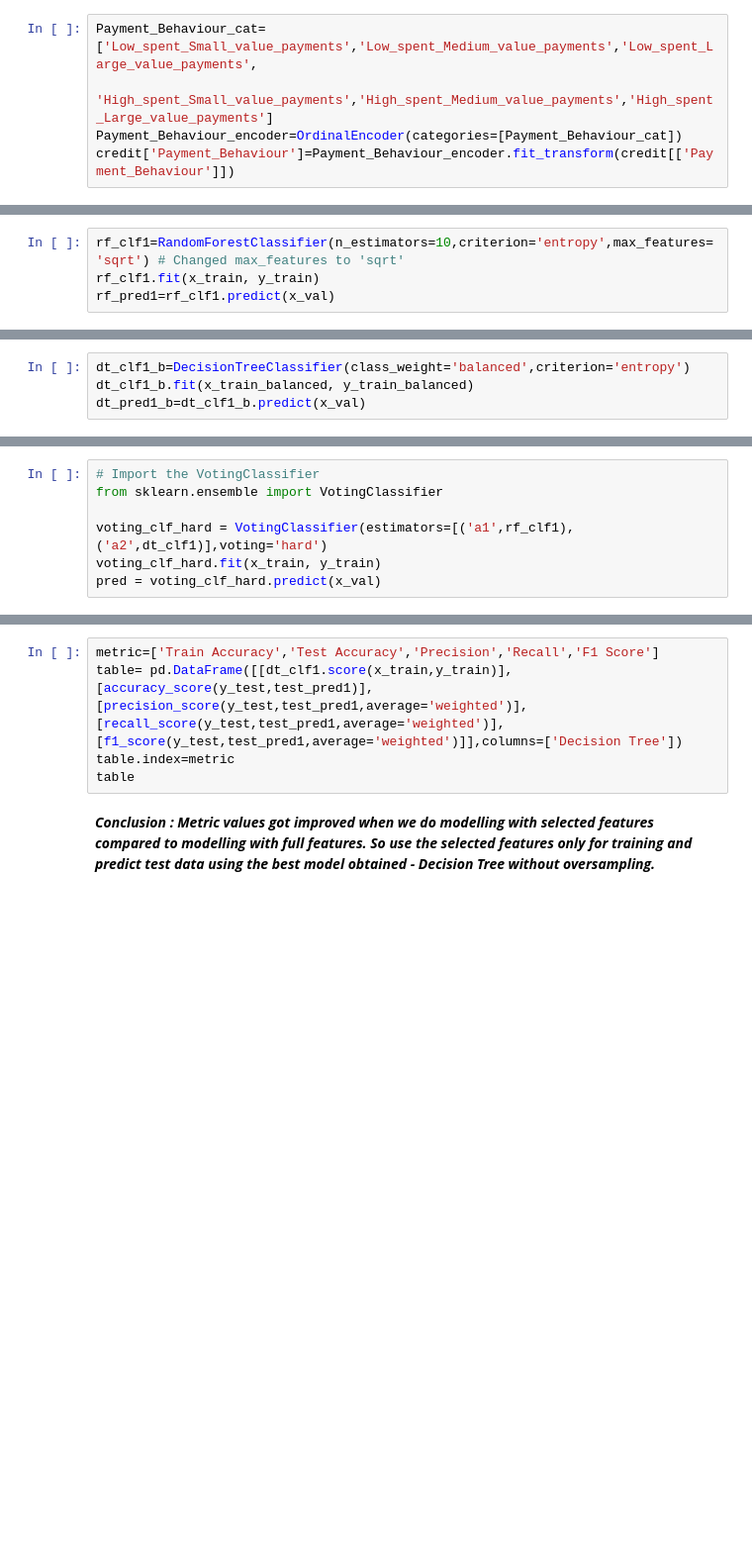
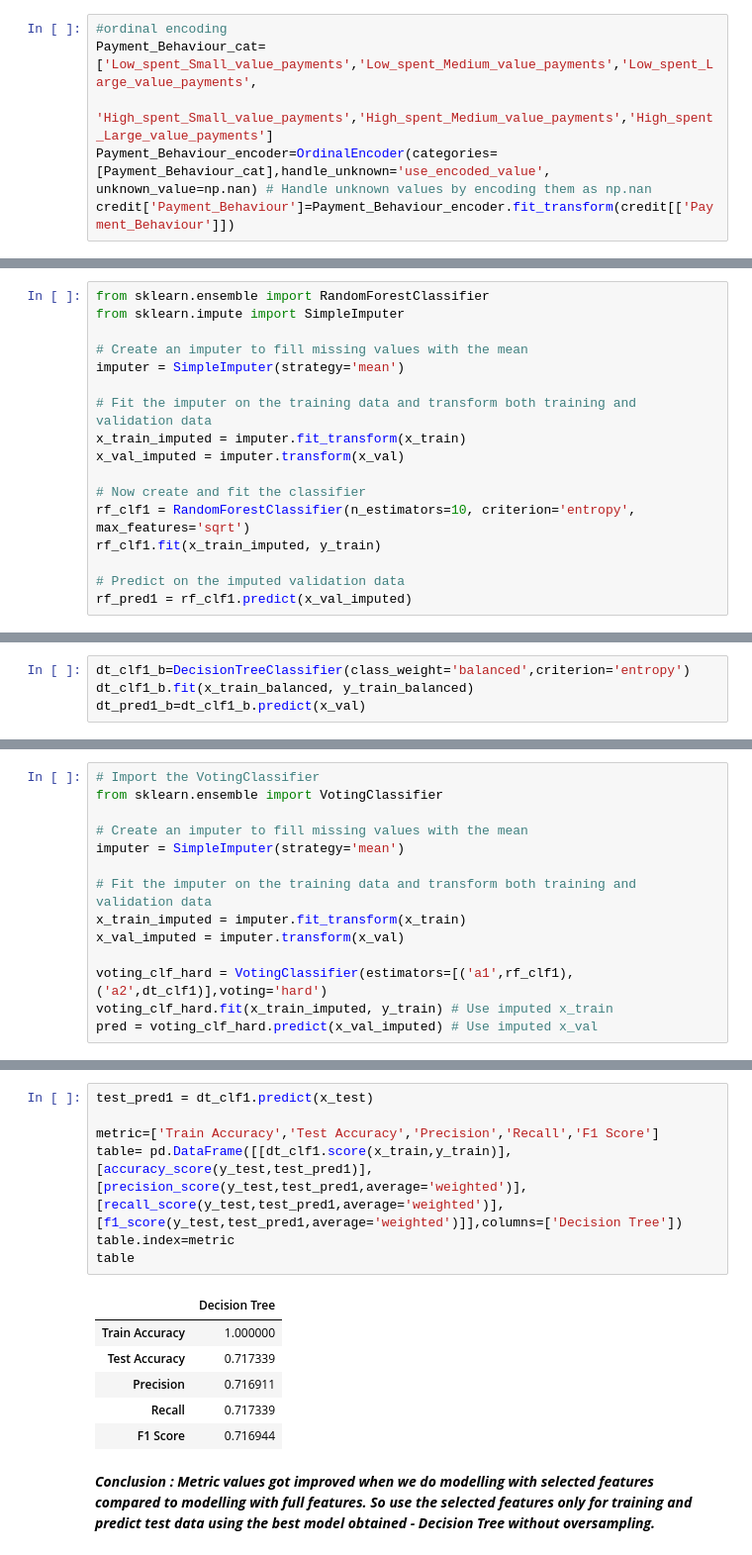
Before and after one commit to athu-lya/Assignment1, a Jupyter notebook: Internship_Project_Credit_Score_Classification_Model_Development_Athulya_KM.ipynb, the cells around one changed output, grey strips where cells are left out. Shown at 99% size. Saved outputs shown, nothing was run; the diff lists cells and outputs as text; blank space fills up the shorter version.

```diff
--- a/Internship_Project_Credit_Score_Classification_Model_Development_Athulya_KM.ipynb
+++ b/Internship_Project_Credit_Score_Classification_Model_Development_Athulya_KM.ipynb
@@ -146,7 +327,8 @@ credit['Payment_Behaviour'].unique()
 # %%
+#ordinal encoding
 Payment_Behaviour_cat=['Low_spent_Small_value_payments','Low_spent_Medium_value_payments','Low_spent_Large_value_payments',
                           'High_spent_Small_value_payments','High_spent_Medium_value_payments','High_spent_Large_value_payments']
-Payment_Behaviour_encoder=OrdinalEncoder(categories=[Payment_Behaviour_cat])
+Payment_Behaviour_encoder=OrdinalEncoder(categories=[Payment_Behaviour_cat],handle_unknown='use_encoded_value', unknown_value=np.nan) # Handle unknown values by encoding them as np.nan
 credit['Payment_Behaviour']=Payment_Behaviour_encoder.fit_transform(credit[['Payment_Behaviour']])
 # %%
 plt.figure(figsize=(16, 8))
@@ -271,10 +515,23 @@ report = classification_report(y_test, y_pred_lg_hpt)
 
 print("Accuracy:", accuracy)
 print("Classification Report:\n", report)
-# %%
-rf_clf1=RandomForestClassifier(n_estimators=10,criterion='entropy',max_features='sqrt') # Changed max_features to 'sqrt'
-rf_clf1.fit(x_train, y_train)
-rf_pred1=rf_clf1.predict(x_val)
+# %%
+from sklearn.ensemble import RandomForestClassifier
+from sklearn.impute import SimpleImputer
+
+# Create an imputer to fill missing values with the mean
+imputer = SimpleImputer(strategy='mean')
+
+# Fit the imputer on the training data and transform both training and validation data
+x_train_imputed = imputer.fit_transform(x_train)
+x_val_imputed = imputer.transform(x_val)
+
+# Now create and fit the classifier
+rf_clf1 = RandomForestClassifier(n_estimators=10, criterion='entropy', max_features='sqrt')
+rf_clf1.fit(x_train_imputed, y_train)
+
+# Predict on the imputed validation data
+rf_pred1 = rf_clf1.predict(x_val_imputed)
 # %%
 !pip install imbalanced-learn
 from imblearn.over_sampling import SMOTE
@@ -313,9 +595,16 @@ comp_table
 # Import the VotingClassifier
 from sklearn.ensemble import VotingClassifier
 
+# Create an imputer to fill missing values with the mean
+imputer = SimpleImputer(strategy='mean')
+
+# Fit the imputer on the training data and transform both training and validation data
+x_train_imputed = imputer.fit_transform(x_train)
+x_val_imputed = imputer.transform(x_val)
+
 voting_clf_hard = VotingClassifier(estimators=[('a1',rf_clf1),('a2',dt_clf1)],voting='hard')
-voting_clf_hard.fit(x_train, y_train)
-pred = voting_clf_hard.predict(x_val)
+voting_clf_hard.fit(x_train_imputed, y_train) # Use imputed x_train
+pred = voting_clf_hard.predict(x_val_imputed) # Use imputed x_val
 # %%
 metric=['Train Accuracy','Validaion Accuracy','Precision','Recall','F1 Score']
 models=['Random Forest','Decision Tree','Hard Voting Classifier']
@@ -325,8 +621,17 @@ table
 # %%
+test_pred1 = dt_clf1.predict(x_test)
+
 metric=['Train Accuracy','Test Accuracy','Precision','Recall','F1 Score']
 table= pd.DataFrame([[dt_clf1.score(x_train,y_train)],[accuracy_score(y_test,test_pred1)],[precision_score(y_test,test_pred1,average='weighted')],[recall_score(y_test,test_pred1,average='weighted')],[f1_score(y_test,test_pred1,average='weighted')]],columns=['Decision Tree'])
 table.index=metric
 table
+# %% [output]
+|  | Decision Tree |
+| Train Accuracy | 1.000000 |
+| Test Accuracy | 0.717339 |
+| Precision | 0.716911 |
+| Recall | 0.717339 |
+| F1 Score | 0.716944 |
 # %% [markdown]
 ***Conclusion : Metric values got improved when we do modelling with selected features compared to modelling with full features. So use the selected features only for training and predict test data using the best model obtained - Decision Tree without oversampling.***
 # %%
```
Also changed, not shown: parts of 38 cells of this notebook.
